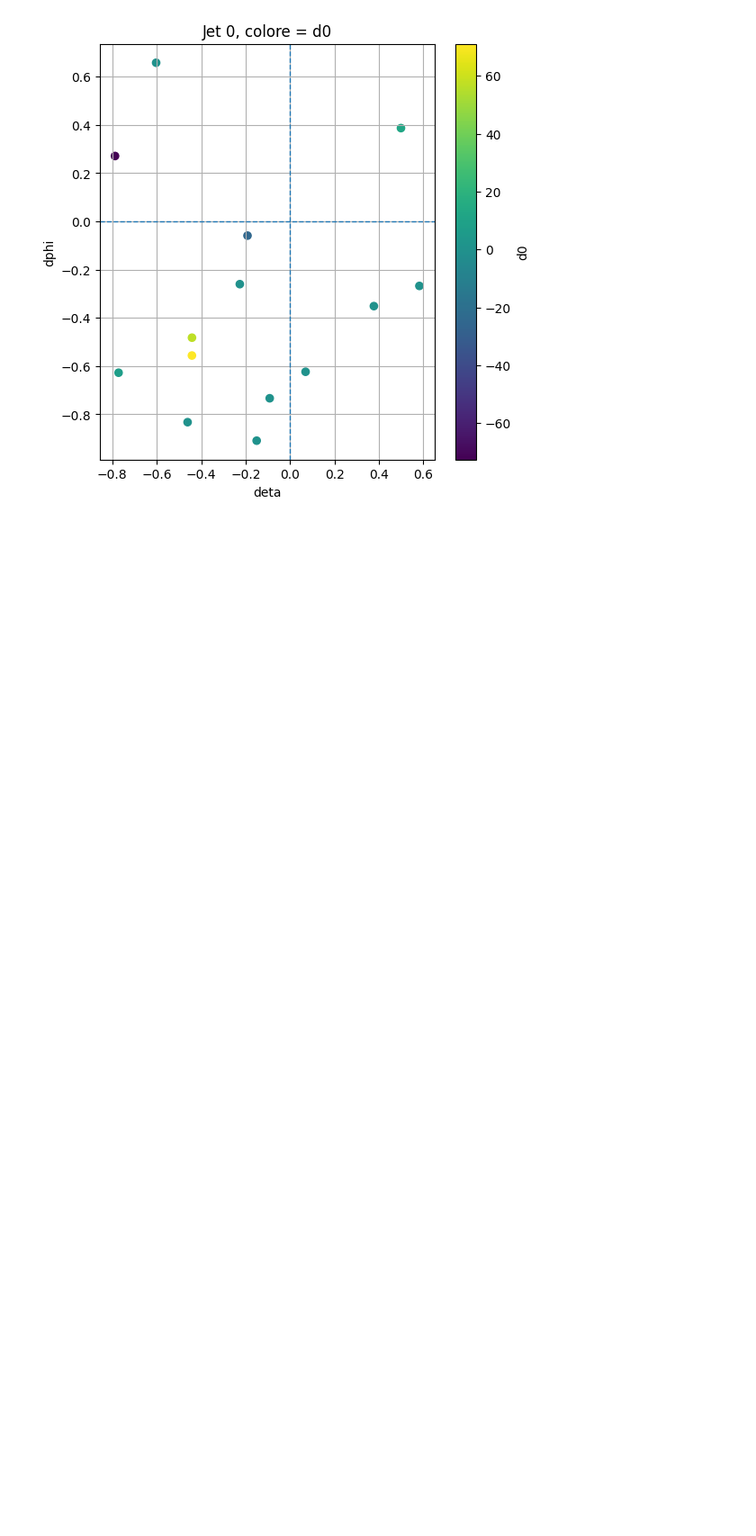
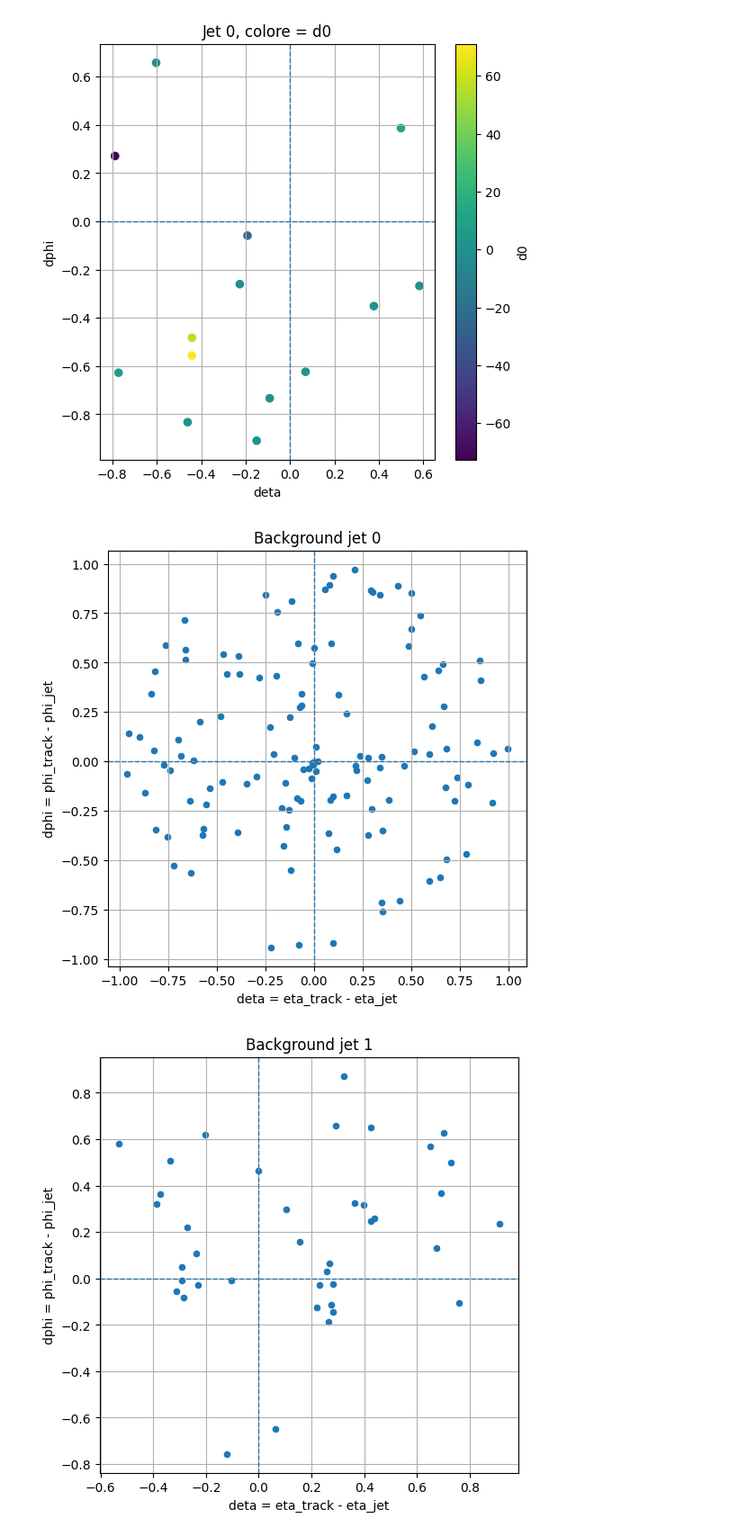
Before and after one commit to Phaesmatos/advanceml, a Jupyter notebook: preprocessing.ipynb, the cells around one changed output. Shown at 90% size. Drawn from its saved outputs; the diff is of its cells as text; code cells hidden in the pictures; blank space fills up the shorter version.

```diff
--- a/preprocessing.ipynb
+++ b/preprocessing.ipynb
@@ -277,3 +277,17 @@ plot_jet_tracks_colored("pp_output_test_signal.h5", jet_index=0, color_feature="
 # %% [output]
 [figure]
 [figure]
+# %%
+def plot_many_jets(file_path, jet_indices, title_prefix):
+    for idx in jet_indices:
+        plot_jet_tracks_eta_phi(
+            file_path,
+            jet_index=idx,
+            title=f"{title_prefix} jet {idx}"
+        )
+
+plot_many_jets("pp_output_test_background.h5", [0, 1, 2, 3, 4], "Background")
+plot_many_jets("pp_output_test_signal.h5", [0, 1, 2, 3, 4], "Signal")
+# %% [output]
+[figure, added]
+[figure, added]
```
Also changed, not shown: parts of 2 cells of this notebook.
